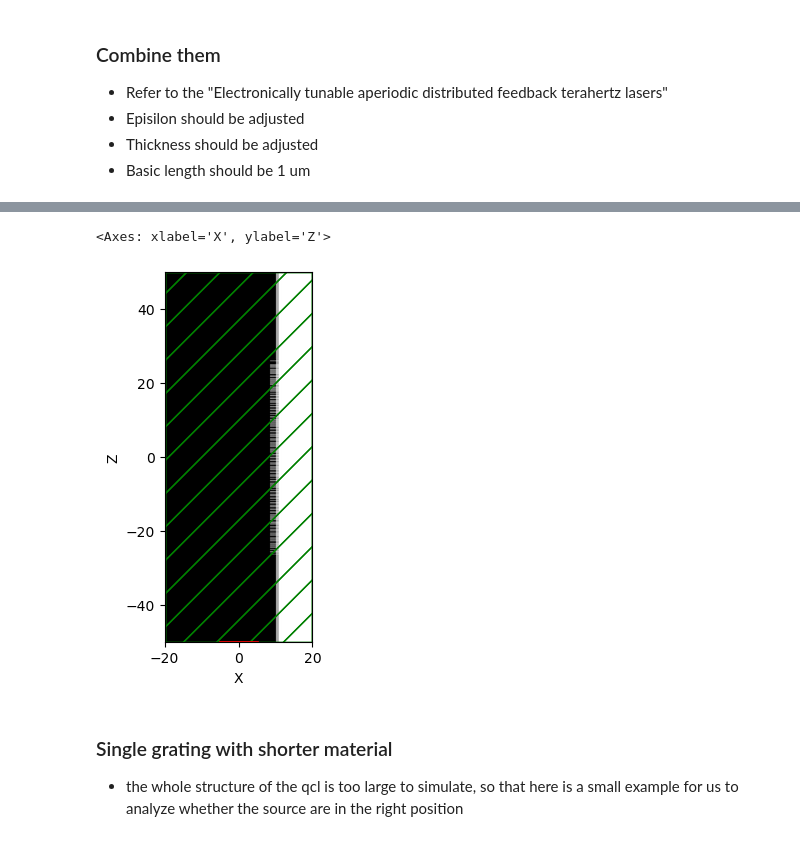
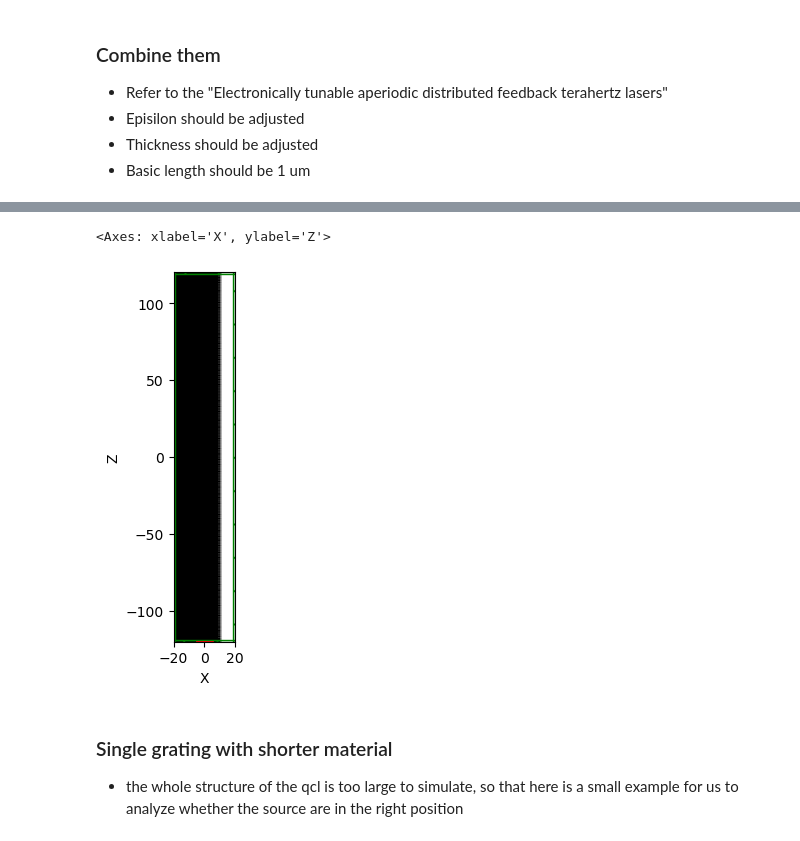
Before and after one commit to zhou277/Semiconductor_laser, a Jupyter notebook: QCL_Lab.ipynb, the cells around one changed output, grey strips where cells are left out. Cells and saved outputs as stored; diff of their text form; code cells hidden in the pictures.

```diff
--- a/QCL_Lab.ipynb
+++ b/QCL_Lab.ipynb
@@ -158,8 +158,8 @@ import matplotlib.pyplot as plt
 resolution = 50
 sx = 40
 sy = 0
-sz = 100
-cell = mp.Vector3(sx, sy, sz)
+# sz = 120
+# cell = mp.Vector3(sx, sy, sz)
 frequency = 1e12
 
 # thickness of different layers（1 μm）
@@ -215,33 +215,65 @@ geometry += [
              center = mp.Vector3(x = x0 + ngaas_thickness_1 +  au_thickness/2))]
 
 # grating parameters
-Λ = 0.5
-slot_width = 0.1
-slot_depth = 5
-slot_spacing = Λ / 2
+# Λ = 1
+# slot_width = 0.2
+# slot_depth = 10
+# slot_spacing = Λ / 2
+# pattern_1 = "|-||-|-||||||-|||||-||||-|||-||-||||-|||||||-||-||-|||-||-|-||-|||-||-|-||||||-||-|-|||-||-|||||-|||-||-|"
+# pattern_2 = "|-||-|||||-||||||-|||-||||-||-||-|||||||||-||-|-||-||-||-|-|||-||-||-|-||||||-||||||||-||-||||||-||||---|"
+# pattern = pattern_1 + pattern_2
+
+# # 起始 z 位置，居中布置
+# z_start = -len(pattern) * slot_spacing / 2
+
+# # 放置高度（x 方向中心）
+# x_grating = x0 + ngaas_thickness_1 +  au_thickness/2
+
+# # 光栅 geometry 列表
+# grating_geometry = []
+# for i, symbol in enumerate(pattern):
+#     if symbol == "|":
+#         z_pos = z_start + i * slot_spacing
+#         grating_geometry.append(mp.Block(material=mp.air,
+#                                          size=mp.Vector3(slot_depth,mp.inf,slot_width),
+#                                          center=mp.Vector3(x_grating,0,z_pos)))
+#     # else:
+#     #     z_pos = z_start + i * slot_spacing * 0.5
+
+# geometry += grating_geometry
+
+###-------------------------------------------------------------grating parameters---------------------------------------------------------------------###
 pattern_1 = "|-||-|-||||||-|||||-||||-|||-||-||||-|||||||-||-||-|||-||-|-||-|||-||-|-||||||-||-|-|||-||-|||||-|||-||-|"
 pattern_2 = "|-||-|||||-||||||-|||-||||-||-||-|||||||||-||-|-||-||-||-|-|||-||-||-|-||||||-||||||||-||-||||||-||||---|"
 pattern = pattern_1 + pattern_2
+slot_depth = 5
+slot_width = 0.1
+line = 1
+dash = line * 1.5
+sz_length = 0
+for symbol in pattern:
+    sz_length += line if symbol == '|' else dash
 
-# 起始 z 位置，居中布置
-z_start = -len(pattern) * slot_spacing / 2
+z_start = -sz_length/2
+x_grating = x0 + ngaas_thickness_1 +  au_thickness/2
+z_pos = -sz_length/2
+def add_grating(pattern:list,grating_geometry:list):
+    """ add grating structure through z axis"""
+    global z_pos
+    for symbol in pattern:
+        z_pos = z_pos + line if symbol == "|" else z_pos + dash
+        grating_geometry.append(mp.Block(
+                            material=mp.air,
+                            size=mp.Vector3(slot_depth,mp.inf,slot_width),
+                            center=mp.Vector3(x_grating,0,z_pos)))
 
-# 放置高度（x 方向中心）
-x_grating = x0 + ngaas_thickness_1 +  au_thickness/2
-
-# 光栅 geometry 列表
 grating_geometry = []
-for i, symbol in enumerate(pattern):
-    if symbol == "|":
-        z_pos = z_start + i * slot_spacing
-        grating_geometry.append(mp.Block(material=mp.air,
-                                         size=mp.Vector3(slot_depth,mp.inf,slot_width),
-                                         center=mp.Vector3(x_grating,0,z_pos)))
-    else:
-        z_pos = z_start + i * slot_spacing * 0.5
-
+add_grating(pattern,grating_geometry)
+###---------------------------------------cell setup----------------------------------------------------###
+sy = 0
+sz = sz_length + 2 + 2
+cell = mp.Vector3(sx, sy, sz)
 geometry += grating_geometry
-
 # Source
 sources = [mp.Source(
     src=mp.ContinuousSource(frequency=frequency),
@@ -253,7 +285,8 @@ sources = [mp.Source(
 sim = mp.Simulation(
     cell_size=cell,
     resolution=resolution,
-    boundary_layers=[mp.PML(0.1)],
+    boundary_layers=[mp.PML(1, direction=mp.X),
+                     mp.PML(1, direction=mp.Z)],
     geometry=geometry,
     sources=sources,
     dimensions=2)
@@ -281,5 +314,5 @@ sim.plot2D()
 <Axes: xlabel='X', ylabel='Z'>
-[figure, old version]
+[figure, new version]
 # %%
 # 采样 y 方向 Ez 场强
 x = np.linspace(-sx/2, sx/2, 1000)
```
Also changed, not shown: parts of 1 cell of this notebook, 4 other files.
